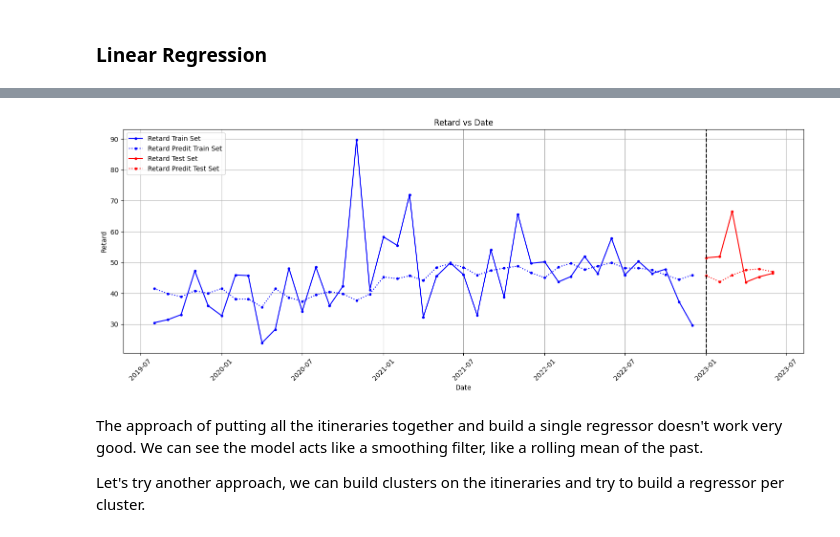
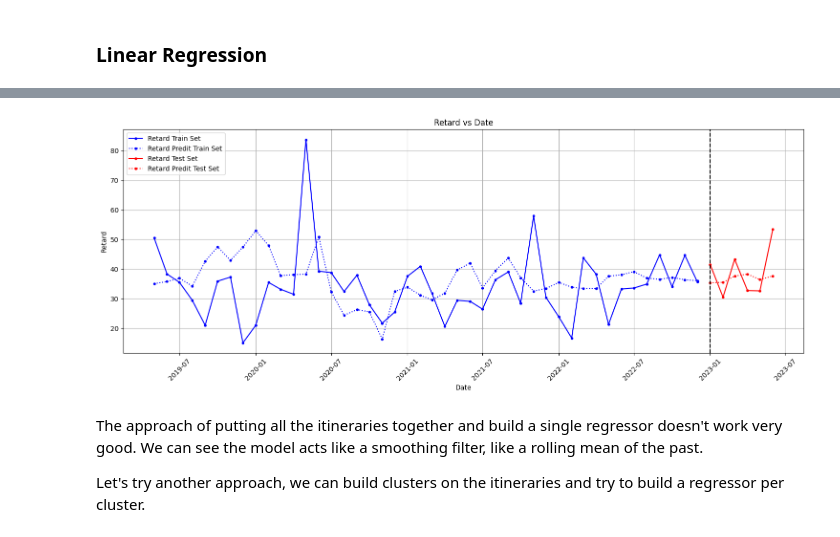
Before and after one commit to DanielRodriguezCiotti/projet-ML-CS, a Jupyter notebook: notebooks/time_series.ipynb, the cells around one changed output, grey strips where cells are left out. Drawn from its saved outputs; the diff is of its cells as text; code cells hidden in the pictures.

```diff
--- a/notebooks/time_series.ipynb
+++ b/notebooks/time_series.ipynb
@@ -152,8 +161,8 @@ We are going to study the R-squared on the test and training set for different l
 dataframes = []
 for window in tqdm.tqdm(range(3,24)):
     df = TimeSeriesTransformer(data_tgv[features_list].copy(),window=window,target_dimension="retard_moyen_arrivee_norm")
-    train_df = df[df["date"]< "2023-01-01"].copy()
-    test_df = df[df["date"]>= "2023-01-01"].copy()
+    train_df = df[df["date"]< "2022-12-30"].copy()
+    test_df = df[df["date"]>= "2022-12-30"].copy()
     dataframes += [
         {
             "window":window,
@@ -237,7 +263,7 @@ Let's take a look of the influence of the lag:
 # %%
 dataframes_lag = []
 for lag in tqdm.tqdm(range(1,12)):
-    df = TimeSeriesTransformer(data_tgv[features_list].copy(),window=18,lag=lag)
+    df = TimeSeriesTransformer(data_tgv[features_list].copy(),window=10,lag=lag)
     train_df = df[df["date"]< "2023-01-01"].copy()
     test_df = df[df["date"]>= "2023-01-01"].copy()
     dataframes_lag += [
@@ -305,32 +348,45 @@ MAE : 9.331795004270065
-# %%
-v_data_train = train_df.copy()
-v_data_train["retard_moyen_arrivee"] = y_train * std_duration_train
-v_data_train["retard_moyen_arrivee_predit"] = list(y_pred_train)
-
-v_data_test = test_df.copy()
-v_data_test["retard_moyen_arrivee"] = y_test * std_duration_test
-v_data_test["retard_moyen_arrivee_predit"] = list(y_pred_test)
 # %%
-itinerary_to_visualize = ("AIX EN PROVENCE TGV","PARIS LYON")
-v_data_train = v_data_train[(v_data_train["gare_depart"]==itinerary_to_visualize[0])*(v_data_train["gare_arrivee"]==itinerary_to_visualize[1])].copy()
-v_data_test = v_data_test[(v_data_test["gare_depart"]==itinerary_to_visualize[0])*(v_data_test["gare_arrivee"]==itinerary_to_visualize[1])].copy()
+def visualize_itinerary(
+    gare_depart,
+    gare_arrive,
+    train_df,
+    test_df,
+    y_train,
+    y_pred_train,
+    y_test,
+    y_pred_test):
 
-plt.figure(figsize=(15, 6))
-plt.plot(v_data_train['date'], v_data_train["retard_moyen_arrivee"], marker='.', color='b', linestyle='-', label='Retard Train Set')
-plt.plot(v_data_train['date'], v_data_train["retard_moyen_arrivee_predit"], marker='.', color='b', linestyle=':', label='Retard Predit Train Set')
-plt.plot(v_data_test['date'], v_data_test["retard_moyen_arrivee"], marker='.', color='r', linestyle='-', label='Retard Test Set')
-plt.plot(v_data_test['date'], v_data_test["retard_moyen_arrivee_predit"], marker='.', color='r', linestyle=':', label='Retard Predit Test Set')
-plt.axvline(pd.to_datetime('2023-01-01'), color='black', ls='--')
-plt.title('Retard vs Date')
-plt.xlabel('Date')
-plt.ylabel('Retard')
-plt.legend()
-plt.grid(True)
-plt.xticks(rotation=45)
-plt.tight_layout()
-plt.show()
+    v_data_test = test_df.copy()
+    v_data_test["retard_moyen_arrivee"] = list(y_test)
+    v_data_test["retard_moyen_arrivee_predit"] = list(y_pred_test)
+
+    v_data_train = train_df.copy()
+    v_data_train["retard_moyen_arrivee"] = list(y_train)
+    v_data_train["retard_moyen_arrivee_predit"] = list(y_pred_train)
+
+
+
+    v_data_train = v_data_train[(v_data_train["gare_depart"]==gare_depart)*(v_data_train["gare_arrivee"]==gare_arrive)].copy()
+    v_data_test = v_data_test[(v_data_test["gare_depart"]==gare_depart)*(v_data_test["gare_arrivee"]==gare_arrive)].copy()
+
+    plt.figure(figsize=(15, 6))
+    plt.plot(v_data_train['date'], v_data_train["retard_moyen_arrivee"], marker='.', color='b', linestyle='-', label='Retard Train Set')
+    plt.plot(v_data_train['date'], v_data_train["retard_moyen_arrivee_predit"], marker='.', color='b', linestyle=':', label='Retard Predit Train Set')
+    plt.plot(v_data_test['date'], v_data_test["retard_moyen_arrivee"], marker='.', color='r', linestyle='-', label='Retard Test Set')
+    plt.plot(v_data_test['date'], v_data_test["retard_moyen_arrivee_predit"], marker='.', color='r', linestyle=':', label='Retard Predit Test Set')
+    plt.axvline(pd.to_datetime('2023-01-01'), color='black', ls='--')
+    plt.title('Retard vs Date')
+    plt.xlabel('Date')
+    plt.ylabel('Retard')
+    plt.legend()
+    plt.grid(True)
+    plt.xticks(rotation=45)
+    plt.tight_layout()
+    plt.show()
+
+visualize_itinerary("GRENOBLE","PARIS LYON",train_df,test_df,y_train_,y_pred_train,y_test_,y_pred_test)
 # %% [output]
-[figure, old version]
+[figure, new version]
 # %% [markdown]
 The approach of putting all the itineraries together and build a single regressor doesn't work very good. We can see the model acts like a smoothing filter, like a rolling mean of the past.
 
```
Also changed, not shown: parts of 39 cells of this notebook, 1 other file.
